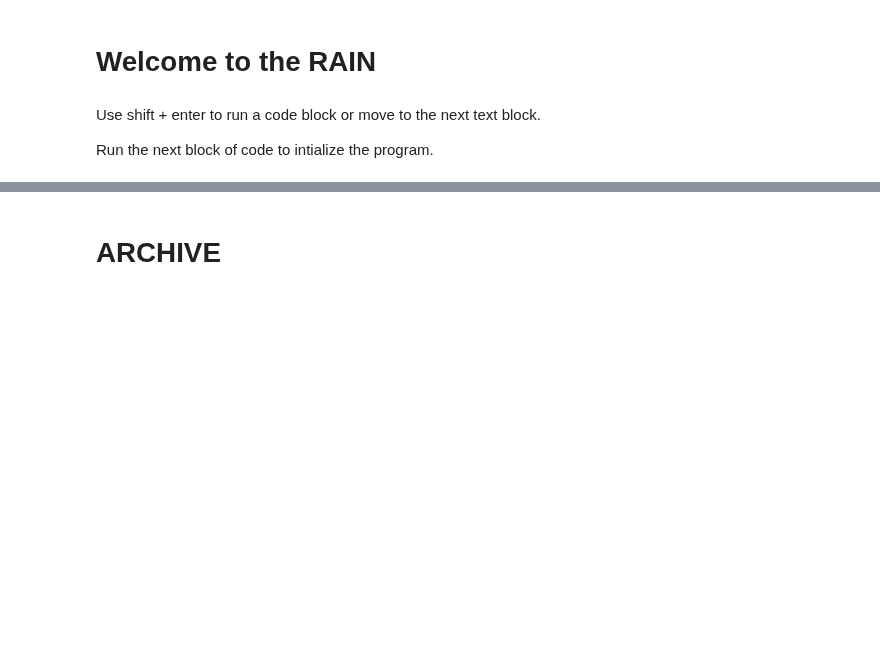
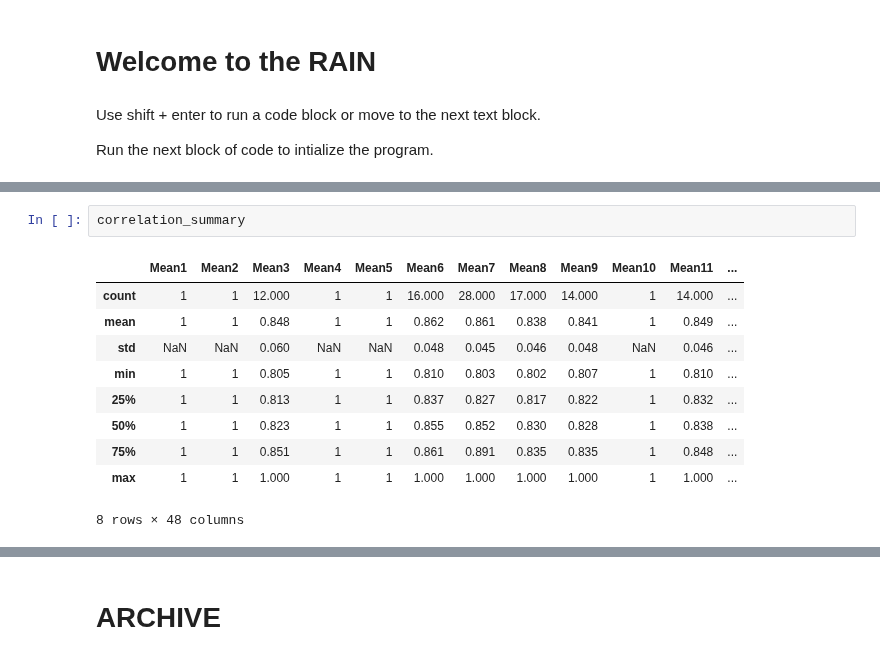
Before and after one commit to aedobyns/lab, a Jupyter notebook: RAIN.ipynb, the cells around one changed output, grey strips where cells are left out. Drawn from its saved outputs; the diff is of its cells as text; blank space fills up the shorter version.

```diff
--- a/RAIN.ipynb
+++ b/RAIN.ipynb
@@ -856,0 +924,13 @@ RAIN is ready to kick some ass
+# %%
+correlation_summary
+# %% [output]
+|  | Mean1 | Mean2 | Mean3 | Mean4 | Mean5 | Mean6 | Mean7 | Mean8 | Mean9 | Mean10 | Mean11 | ... |
+| count | 1 | 1 | 12.000 | 1 | 1 | 16.000 | 28.000 | 17.000 | 14.000 | 1 | 14.000 | ... |
+| mean | 1 | 1 | 0.848 | 1 | 1 | 0.862 | 0.861 | 0.838 | 0.841 | 1 | 0.849 | ... |
+| std | NaN | NaN | 0.060 | NaN | NaN | 0.048 | 0.045 | 0.046 | 0.048 | NaN | 0.046 | ... |
+| min | 1 | 1 | 0.805 | 1 | 1 | 0.810 | 0.803 | 0.802 | 0.807 | 1 | 0.810 | ... |
+| 25% | 1 | 1 | 0.813 | 1 | 1 | 0.837 | 0.827 | 0.817 | 0.822 | 1 | 0.832 | ... |
+| 50% | 1 | 1 | 0.823 | 1 | 1 | 0.855 | 0.852 | 0.830 | 0.828 | 1 | 0.838 | ... |
+| 75% | 1 | 1 | 0.851 | 1 | 1 | 0.861 | 0.891 | 0.835 | 0.835 | 1 | 0.848 | ... |
+| max | 1 | 1 | 1.000 | 1 | 1 | 1.000 | 1.000 | 1.000 | 1.000 | 1 | 1.000 | ... |
+8 rows × 48 columns
```
Also changed, not shown: parts of 11 cells of this notebook.
